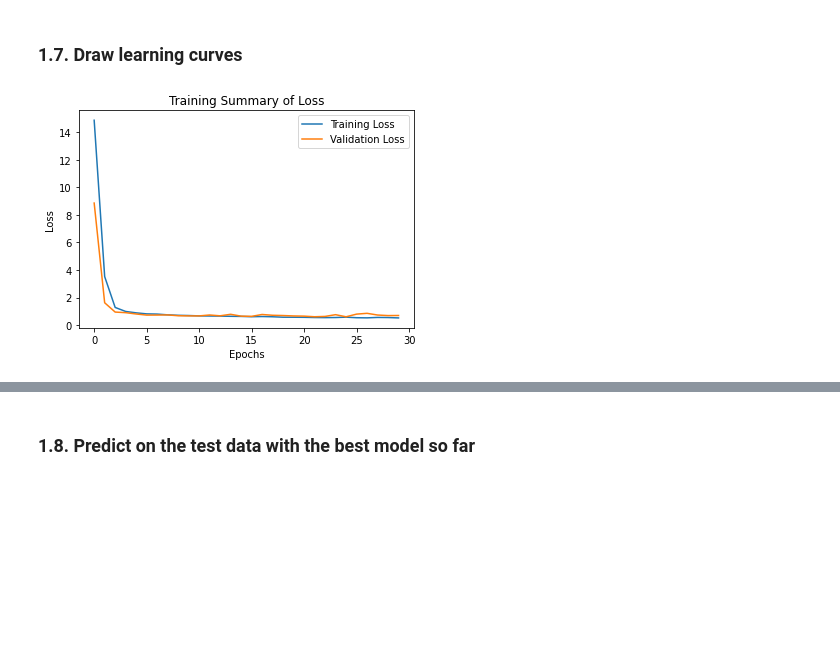
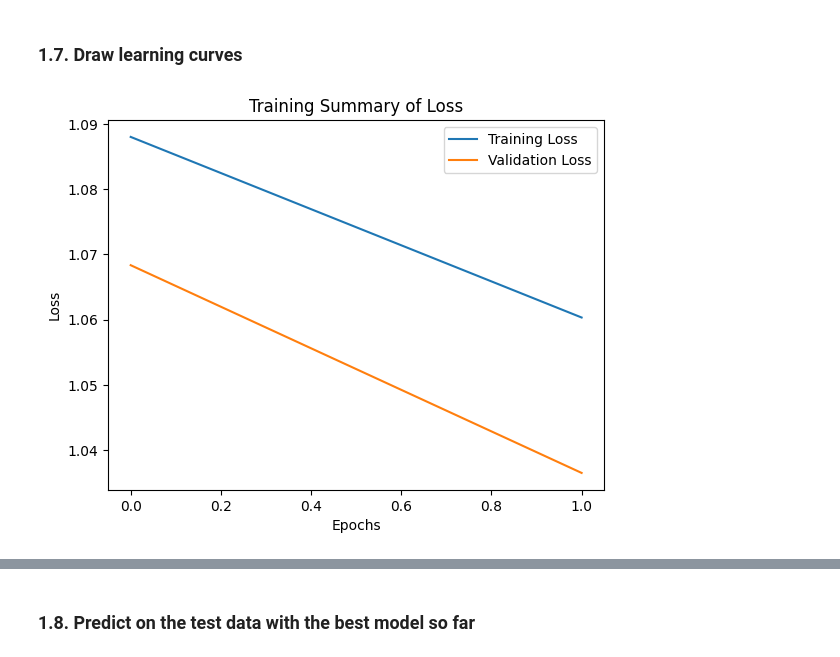
Before and after one commit to CMU-SkAI/SkAI, a Jupyter notebook: skai_alexnet_and_resnet.ipynb, the cells around one changed output, grey strips where cells are left out. Cells and saved outputs as stored; diff of their text form; code cells hidden in the pictures; blank space fills up the shorter version.

```diff
--- a/skai_alexnet_and_resnet.ipynb
+++ b/skai_alexnet_and_resnet.ipynb
@@ -9,4 +9,4 @@ prepare_images()
 ## Prepare DataLoaders
 # %%
 from prepare_data_loaders import prepare_data_loaders
-prepare_data_loaders()
+dataloaders = prepare_data_loaders()
@@ -25,30 +14,0 @@ prepare_data_loaders()
-# %%
-from config import ROOT_TRAIN_FOLDER, ROOT_TEST_FOLDER, HIDDEN_UNITS, NUM_CLASSES
-
-import os
-import matplotlib.pyplot as plt
-from collections import OrderedDict
-
-from copy import deepcopy
-import torch
-from torch import nn
-from torch import optim
-from torchvision import datasets, transforms, models
-
-
-model = models.alexnet(pretrained=True)
-for param in model.parameters():
-    param.requires_grad = False
-
-# Defining the fully connected layer that will be trained on the flower images
-classifier = nn.Sequential(OrderedDict([
-    ('fc1', nn.Linear(9216, HIDDEN_UNITS)), # this should be a Linear layer; how to connect with the pretrained model?
-    ('relu', nn.ReLU()),
-    ('dropout', nn.Dropout(0.5)),
-    ('fc2', nn.Linear(hidden_units, NUM_CLASSES)), # what is the output of this layer should be
-    ('output', nn.LogSoftmax(dim=1))
-]))
-model.classifier = classifier
-
-device = torch.device("cuda:0" if torch.cuda.is_available() else "cpu")
-model.to(device)
@@ -146,14 +134,16 @@ KeyboardInterrupt:
 # %% [markdown]
 ### 1.7. Draw learning curves
 # %%
+import matplotlib.pyplot as plt
+
 plt.figure()
 plt.title("Training Summary of Loss")
-plt.plot(training_losses, label='Training Loss')
-plt.plot(validation_losses, label='Validation Loss')
+plt.plot(train_loss_history, label='Training Loss')
+plt.plot(val_loss_history, label='Validation Loss')
 plt.xlabel('Epochs')
 plt.ylabel('Loss')
 plt.legend()
 plt.show()
 # %% [output]
-[figure, old version]
+[figure, new version]
 # %%
```
Also changed, not shown: parts of 9 cells of this notebook, 6 other files.
